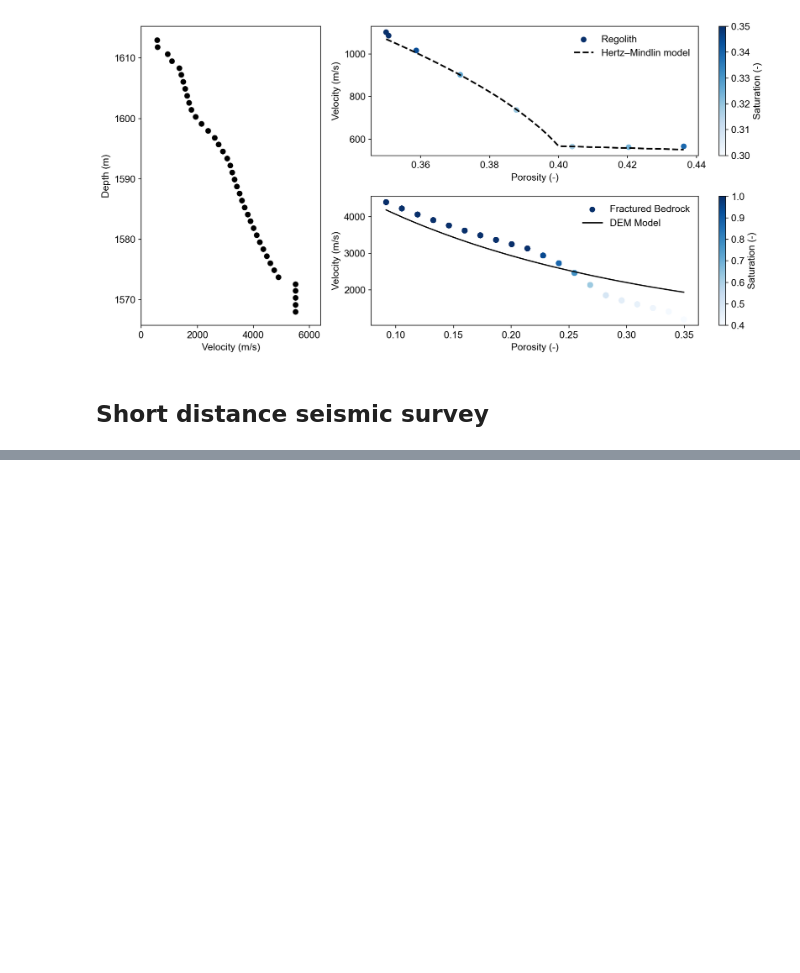
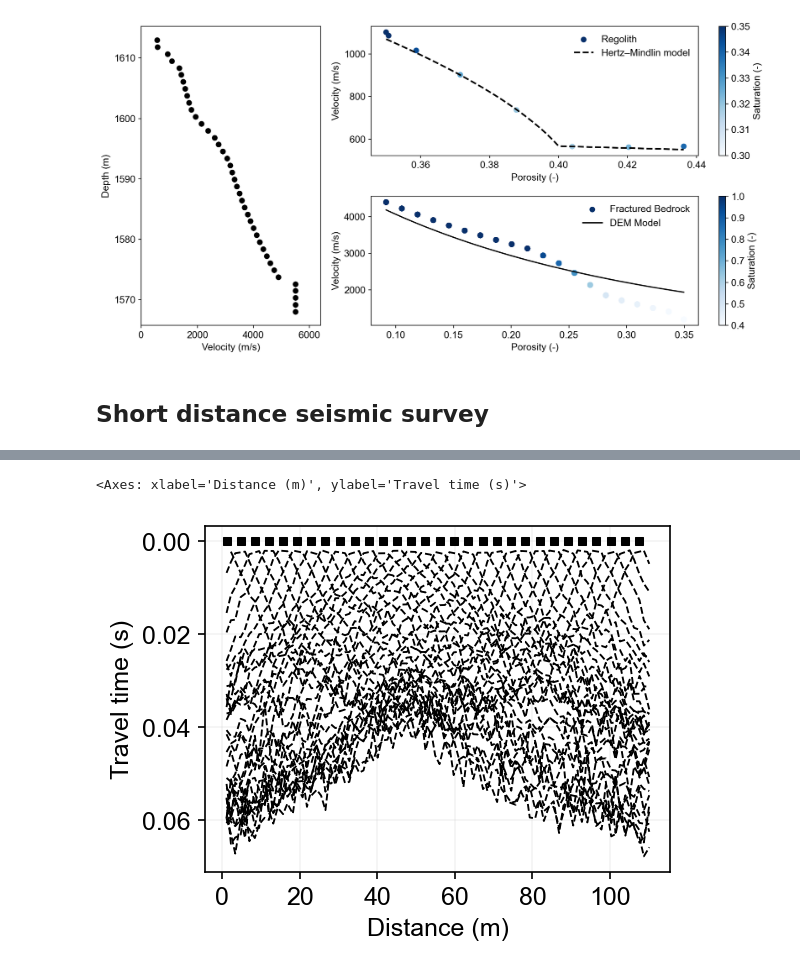
Before and after one commit to geohang/PyHydroGeophysX, a Jupyter notebook: examples/EX_SRT_forward.ipynb, the cells around one changed output, grey strips where cells are left out. Cells and saved outputs as stored; diff of their text form; code cells hidden in the pictures; blank space fills up the shorter version.

```diff
--- a/examples/EX_SRT_forward.ipynb
+++ b/examples/EX_SRT_forward.ipynb
@@ -456,0 +494,6 @@ fig.savefig(os.path.join(output_dir, "synthetic_seismic_data_first_picks_short.t
+# %%
+fig, ax = plt.subplots(figsize=(4, 3))
+drawFirstPicks(ax, datasrt)
+# %% [output]
+<Axes: xlabel='Distance (m)', ylabel='Travel time (s)'>
+[figure, added]
```
Also changed, not shown: parts of 6 cells of this notebook, 3 other files.
